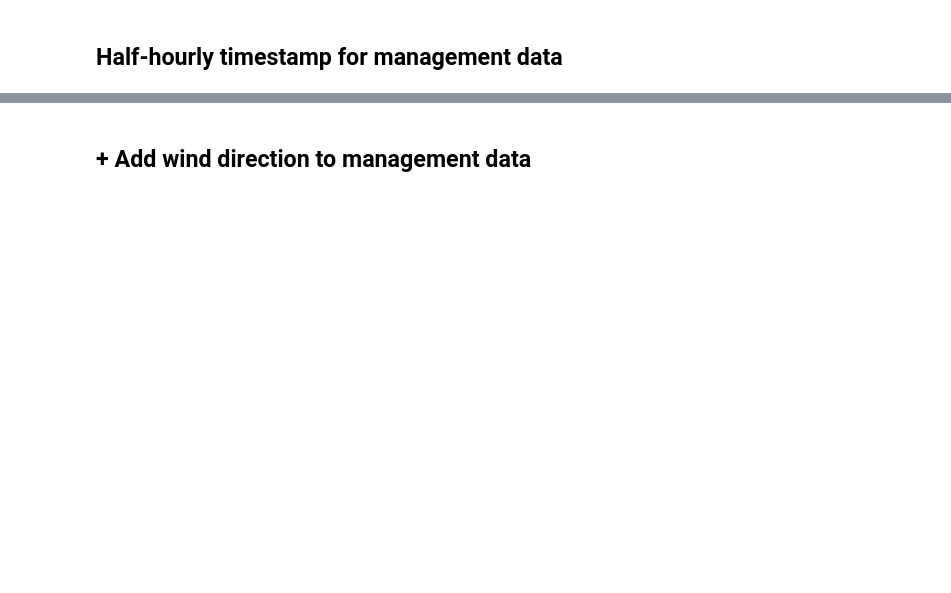
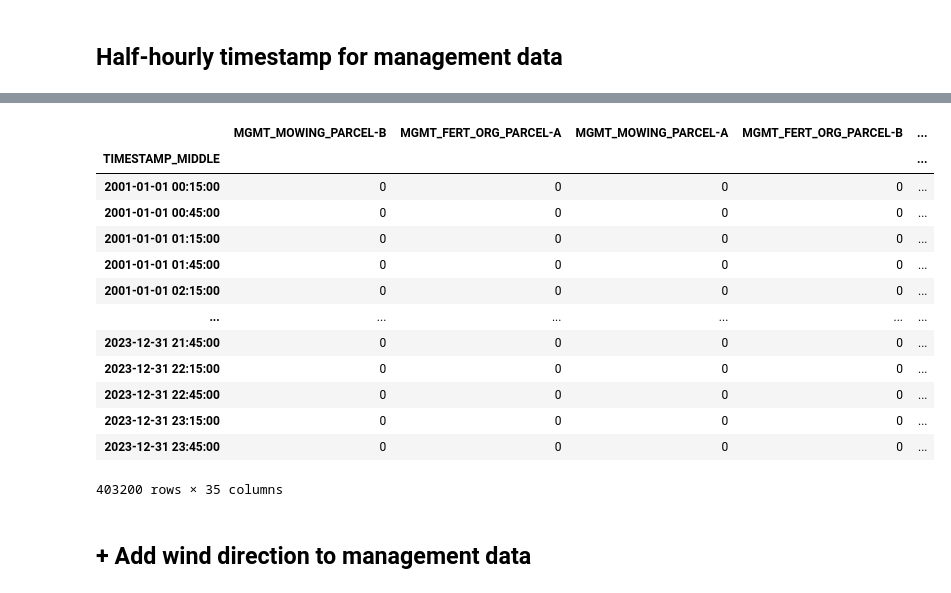
Before and after one commit to holukas/dataset_cha_fp2024_2005-2023, a Jupyter notebook: notebooks/15_MANAGEMENT/16.0_ConvertMgmtToTimeseries.ipynb, the cells around one changed output, grey strips where cells are left out. Cells and saved outputs as stored; diff of their text form; code cells hidden in the pictures; blank space fills up the shorter version.

```diff
--- a/notebooks/15_MANAGEMENT/16.0_ConvertMgmtToTimeseries.ipynb
+++ b/notebooks/15_MANAGEMENT/16.0_ConvertMgmtToTimeseries.ipynb
@@ -543,7 +552,7 @@ mgmt
 | 2023-12-31 | 0 | 0 | 0 | 0 | ... |
 8400 rows × 28 columns
 # %%
-collist = mgmt.columns.tolist()
+collist = mgmt_daily.columns.tolist()
 collist
 # %% [output]
 ['MGMT_MOWING_PARCEL-B',
@@ -623,0 +614,4 @@ mgmt.to_csv("test.csv")
+# %%
+# Add empty footprint columns to dataframe
+mgmt_daily = mgmt_daily.reindex(columns = mgmt_daily.columns.tolist() + fp_mgmt_cols)
+mgmt_daily
@@ -624,7 +632,7 @@ mgmt.to_csv("test.csv")
 # %% [markdown]
 ## Half-hourly timestamp for management data
 # %%
-first_hh = pd.to_datetime(mgmt.index[0]) + pd.Timedelta(minutes=15)
-last_hh = pd.to_datetime(mgmt.index[-1]) + pd.Timedelta(hours=23, minutes=45)
+first_hh = pd.to_datetime(mgmt_daily.index[0]) + pd.Timedelta(minutes=15)
+last_hh = pd.to_datetime(mgmt_daily.index[-1]) + pd.Timedelta(hours=23, minutes=45)
 print(first_hh)
 print(last_hh)
@@ -639,4 +664,4 @@ mgmt_hh
 # %%
-mgmt['DATE'] = mgmt.index
-mgmt['DATE'] = pd.to_datetime(mgmt['DATE'])
-mgmt.head(3)
+mgmt_daily['DATE'] = mgmt_daily.index
+mgmt_daily['DATE'] = pd.to_datetime(mgmt_daily['DATE'])
+mgmt_daily.head(3)
@@ -643,3 +674,21 @@ mgmt.head(3)
 # %%
 # Merge on DATE column
-mgmt_hh = pd.merge(mgmt_hh, mgmt, on='DATE')
+mgmt_hh = pd.merge(mgmt_hh, mgmt_daily, on='DATE')
+mgmt_hh = mgmt_hh.set_index('TIMESTAMP_MIDDLE')
+mgmt_hh = mgmt_hh.drop('DATE', axis=1)
+mgmt_hh
+# %% [output]
+|  | MGMT_MOWING_PARCEL-B | MGMT_FERT_ORG_PARCEL-A | MGMT_MOWING_PARCEL-A | MGMT_FERT_ORG_PARCEL-B | ... |
+| TIMESTAMP_MIDDLE |  |  |  |  | ... |
+| 2001-01-01 00:15:00 | 0 | 0 | 0 | 0 | ... |
+| 2001-01-01 00:45:00 | 0 | 0 | 0 | 0 | ... |
+| 2001-01-01 01:15:00 | 0 | 0 | 0 | 0 | ... |
+| 2001-01-01 01:45:00 | 0 | 0 | 0 | 0 | ... |
+| 2001-01-01 02:15:00 | 0 | 0 | 0 | 0 | ... |
+| ... | ... | ... | ... | ... | ... |
+| 2023-12-31 21:45:00 | 0 | 0 | 0 | 0 | ... |
+| 2023-12-31 22:15:00 | 0 | 0 | 0 | 0 | ... |
+| 2023-12-31 22:45:00 | 0 | 0 | 0 | 0 | ... |
+| 2023-12-31 23:15:00 | 0 | 0 | 0 | 0 | ... |
+| 2023-12-31 23:45:00 | 0 | 0 | 0 | 0 | ... |
+403200 rows × 35 columns
```
Also changed, not shown: parts of 65 cells of this notebook, 3 other files.
